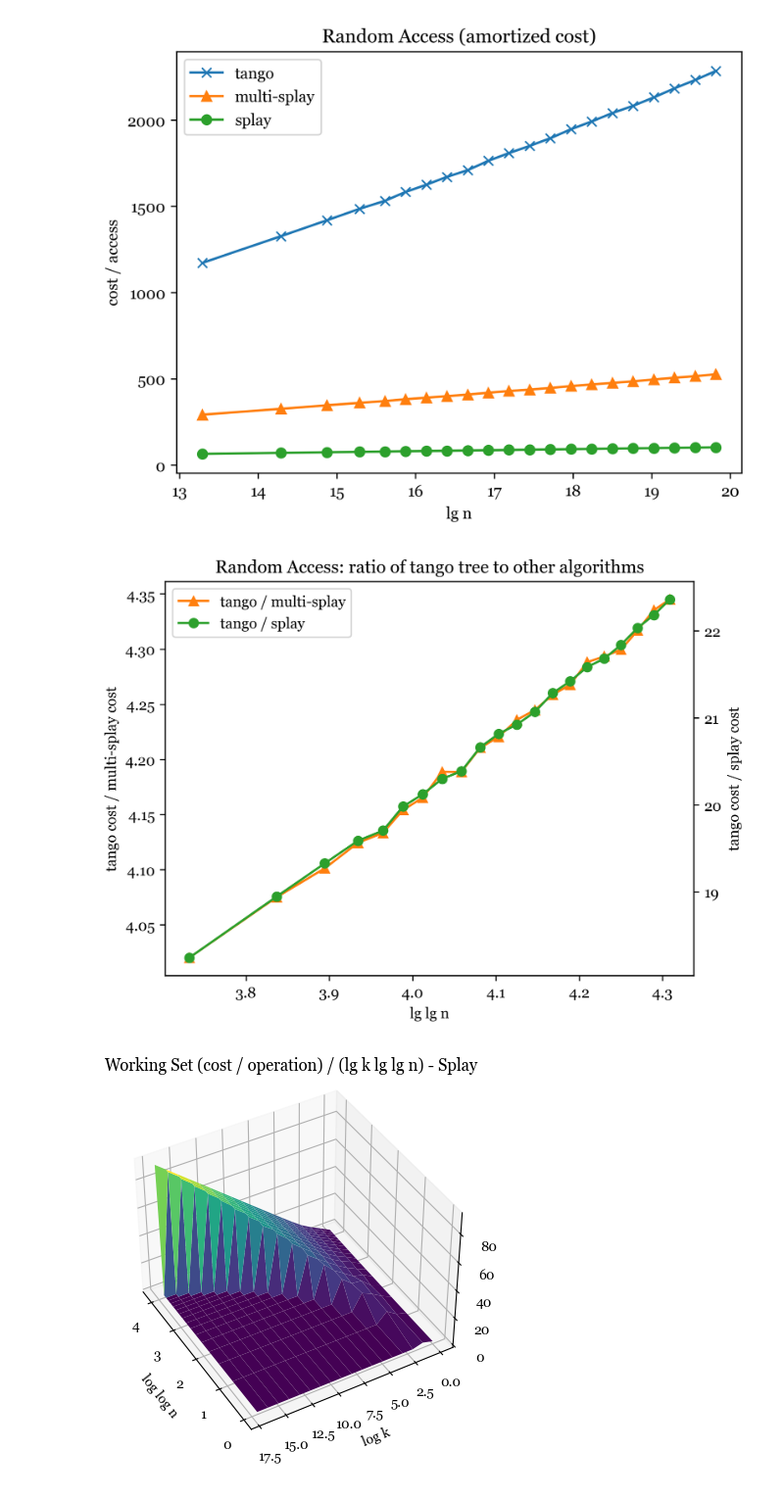
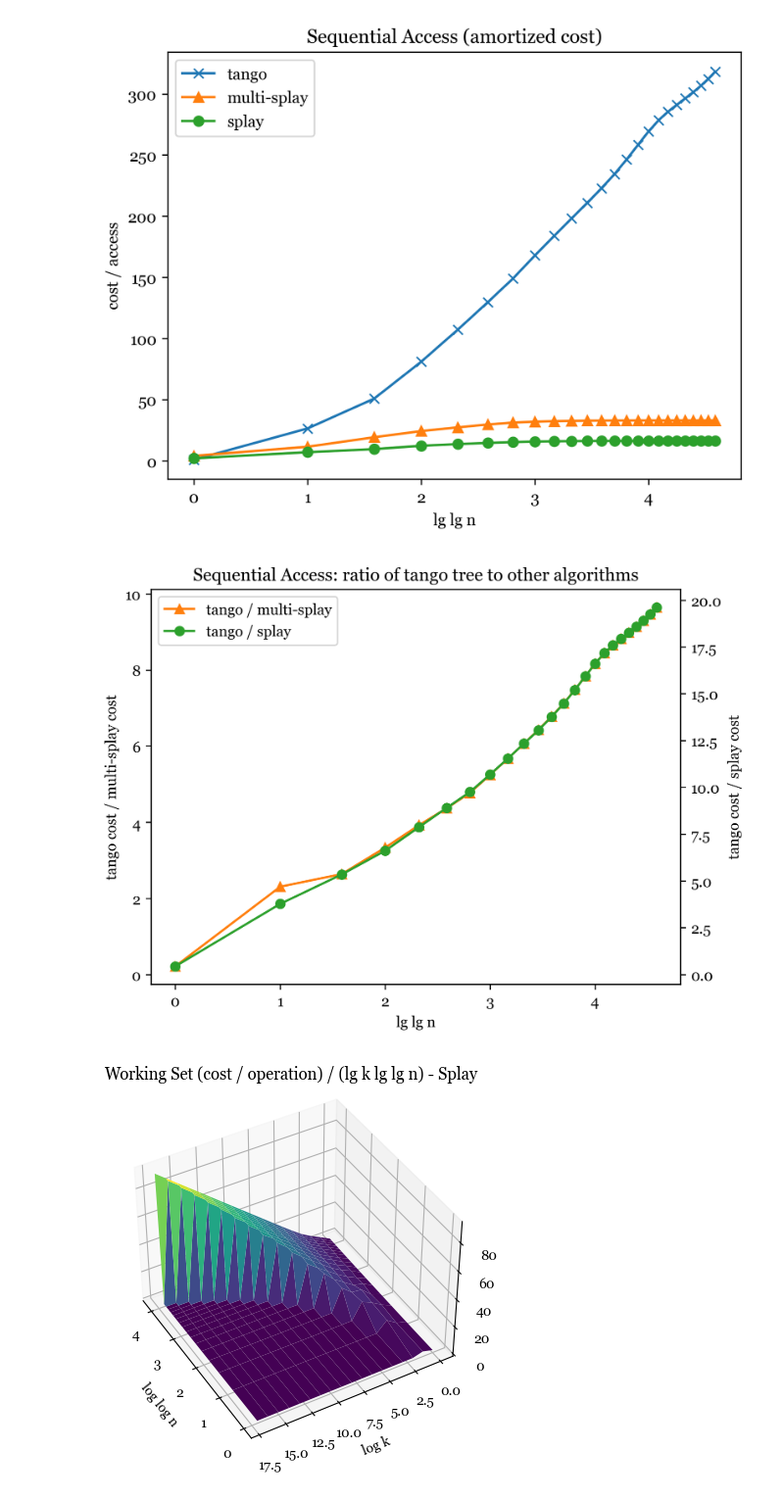
Before and after one commit to adhami3310/tango, a Jupyter notebook: analysis.ipynb, the cells around one changed output. Shown at 98% size. Drawn from its saved outputs; the diff is of its cells as text; code cells hidden in the pictures.

Commit message:
reorganize figures

```diff
--- a/analysis.ipynb
+++ b/analysis.ipynb
@@ -1411,38 +1444,49 @@ import matplotlib
 font = {'family': 'georgia'}
 matplotlib.rc('font', **font)
 # %%
-def plot_all(name: str, title = None):
+def plot_all(name: str, title = None, passes=25, xfunc="lg"):
     if title is None:
         title = name.capitalize() + " Access"
     plt.figure(dpi=300)
     tango_x, tango_y = map(np.array, zip(*tango_data[name]))
     multisplay_x, multisplay_y = map(np.array, zip(*multisplay_data[name]))
     splay_x, splay_y = map(np.array, zip(*splay_data[name]))
 
     # y normalization
-    tango_y = tango_y / (25 * tango_x)
-    multisplay_y = multisplay_y / (25 * multisplay_x)
-    splay_y = splay_y / (25 * splay_x)
+    tango_y = tango_y / (passes * tango_x)
+    multisplay_y = multisplay_y / (passes * multisplay_x)
+    splay_y = splay_y / (passes * splay_x)
 
     # x norm
-    tango_x = np.log2(tango_x)
-    multisplay_x = np.log2(multisplay_x)
-    splay_x = np.log2(splay_x)
+    if xfunc == "lg":
+        tango_x = np.log2(tango_x)
+        multisplay_x = np.log2(multisplay_x)
+        splay_x = np.log2(splay_x)
+    elif xfunc == "lglg":
+        tango_x = np.log2(np.log2(tango_x))
+        multisplay_x = np.log2(np.log2(multisplay_x))
+        splay_x = np.log2(np.log2(splay_x))
+
 
     plt.plot(tango_x, tango_y, label='tango', marker='x')
     plt.plot(multisplay_x, multisplay_y, label='multi-splay', marker='^')
     plt.plot(splay_x, splay_y, label='splay', marker='o')
     plt.title(title)
-    plt.xlabel("lg n")
+    if xfunc == "lg":
+        plt.xlabel("lg n")
+    elif xfunc == "lglg":
+        plt.xlabel("lg lg n")
+    else:
+        plt.xlabel("n")
     plt.ylabel("cost / access")
     # plt.xscale('log')
     # plt.yscale('log')
     plt.legend()
     plt.show()
 
-plot_all('random', 'Random Access (amortized cost)')
+plot_all('sequential', 'Sequential Access (amortized cost)', xfunc="lglg")
 # %% [output]
-[figure, old version]
+[figure, new version]
 # %%
 def plot_ratio(name, title=None, double=False):
     if title is None:
@@ -1501,9 +1545,9 @@ def plot_ratio(name, title=None, double=False):
     plt.legend()
     plt.show()
 
-plot_ratio('random', 'Random Access: ratio of tango tree to other algorithms', True)
+plot_ratio('sequential', 'Sequential Access: ratio of tango tree to other algorithms', True)
 # %% [output]
-[figure, old version]
+[figure, new version]
 # %%
 
 from matplotlib import cm
```
Also changed, not shown: parts of 1 cell of this notebook, 25 other files.
